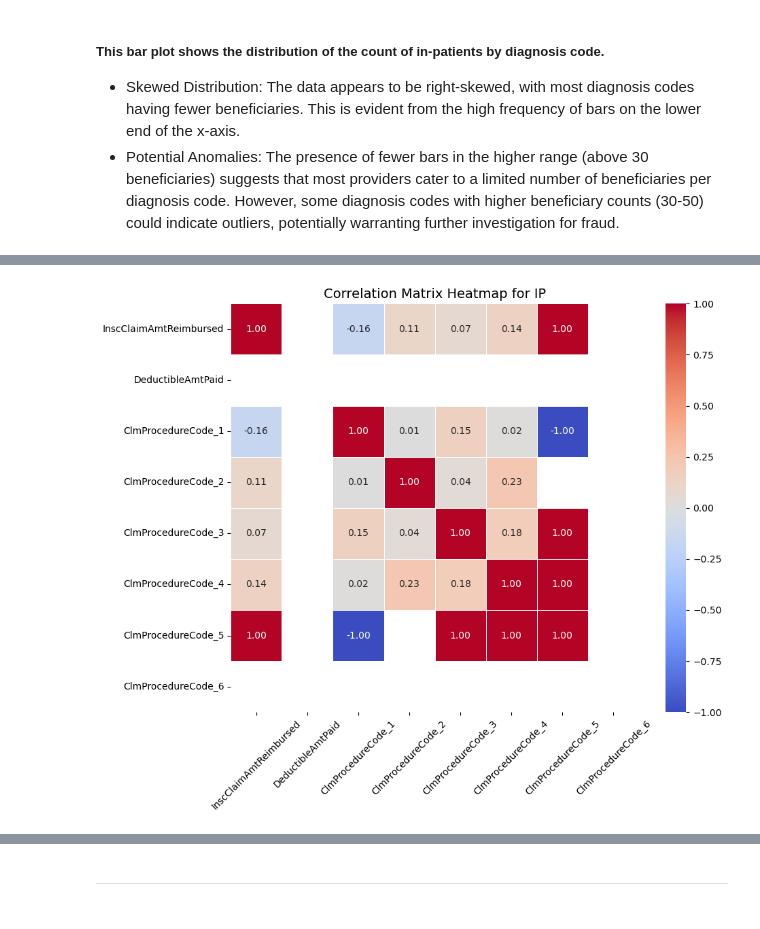
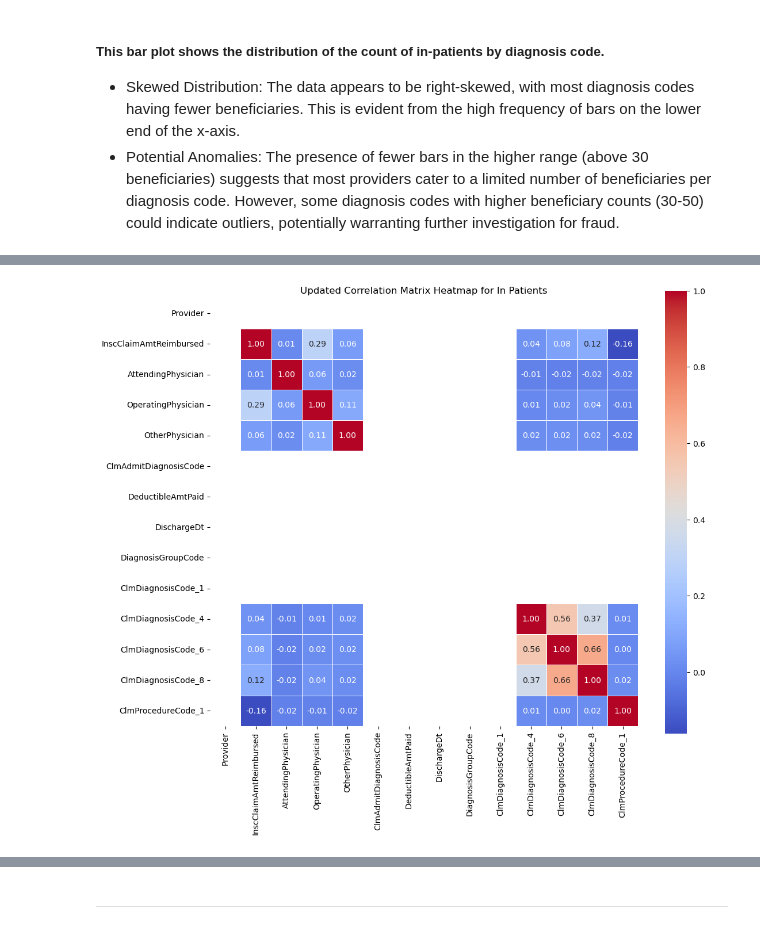
Before and after one commit to CesarChaparro1974/Healthcare-provider-fraud-detection, a Jupyter notebook: notebook.ipynb, the cells around one changed output, grey strips where cells are left out. Saved outputs shown, nothing was run; the diff lists cells and outputs as text; code cells hidden in the pictures.

Commit message:
corrected the correlation matrix

```diff
--- a/notebook.ipynb
+++ b/notebook.ipynb
@@ -956,3 +982,15 @@ plt.show()
 ##### This bar plot shows the distribution of the count of in-patients by diagnosis code.<br>
 - Skewed Distribution: The data appears to be right-skewed, with most diagnosis codes having fewer beneficiaries. This is evident from the high frequency of bars on the lower end of the x-axis.<br>
 - Potential Anomalies: The presence of fewer bars in the higher range (above 30 beneficiaries) suggests that most providers cater to a limited number of beneficiaries per diagnosis code. However, some diagnosis codes with higher beneficiary counts (30-50) could indicate outliers, potentially warranting further investigation for fraud.
+# %%
+# Step 1: Remove irrelevant columns
+columns_to_remove = ['ClaimID', 'BeneID', 'ClaimStartDt', 'ClaimEndDt', 'AdmissionDt']
+cleaned_data = test_inpatient.drop(columns=columns_to_remove)
+# %%
+# Step 2: Remove columns with too many missing values or columns that don't add value to the correlation
+# Removing columns with a high percentage of missing values (e.g., procedure codes with more than 90% missing)
+cleaned_data = cleaned_data.dropna(thresh=0.1*len(cleaned_data), axis=1)
+# %%
+# Step 3: Check if any columns are of object type (in case some non-numeric columns exist)
+columns_to_convert = cleaned_data.select_dtypes(include=['object']).columns
+cleaned_data[columns_to_convert] = cleaned_data[columns_to_convert].notna().astype(int)
@@ -959,22 +1010,20 @@ plt.show()
 # %%
-# Extract the numeric columns from the dataset
-numeric_columns = test_inpatient.select_dtypes(include=['float64', 'int64'])
+# Drop highly correlated columns
+columns_to_drop = [
+    'ClmDiagnosisCode_2', 'ClmDiagnosisCode_3', 'ClmDiagnosisCode_5',
+    'ClmDiagnosisCode_7', 'ClmDiagnosisCode_9', 'ClmProcedureCode_2'
+]
 
-# Calculate the correlation matrix
-correlation_matrix = numeric_columns.corr()
+# Dropping the identified columns
+cleaned_inpatient_data = cleaned_data.drop(columns=columns_to_drop)
 
-# Plot the heatmap
-plt.figure(figsize=(10, 8))
-sns.heatmap(correlation_matrix, annot=True, fmt=".2f", cmap="coolwarm", cbar=True, square=True,
-            linewidths=0.5, annot_kws={"fontsize": 10})
+# Recalculate the correlation matrix
+correlation_matrix = cleaned_inpatient_data.corr()
 
-# Add labels and title
-plt.title("Correlation Matrix Heatmap for IP", fontsize=14)
-plt.xticks(fontsize=10, rotation=45)
-plt.yticks(fontsize=10)
-plt.tight_layout()
-
-# Display the heatmap
+# Plot the updated heatmap
+plt.figure(figsize=(12, 10))
+sns.heatmap(correlation_matrix, annot=True, fmt=".2f", cmap="coolwarm", cbar=True, square=True, linewidths=0.5)
+plt.title('Updated Correlation Matrix Heatmap for In Patients')
 plt.show()
 # %% [output]
-[figure, old version]
+[figure, new version]
```
Also changed, not shown: parts of 38 cells of this notebook, 2 other files.
